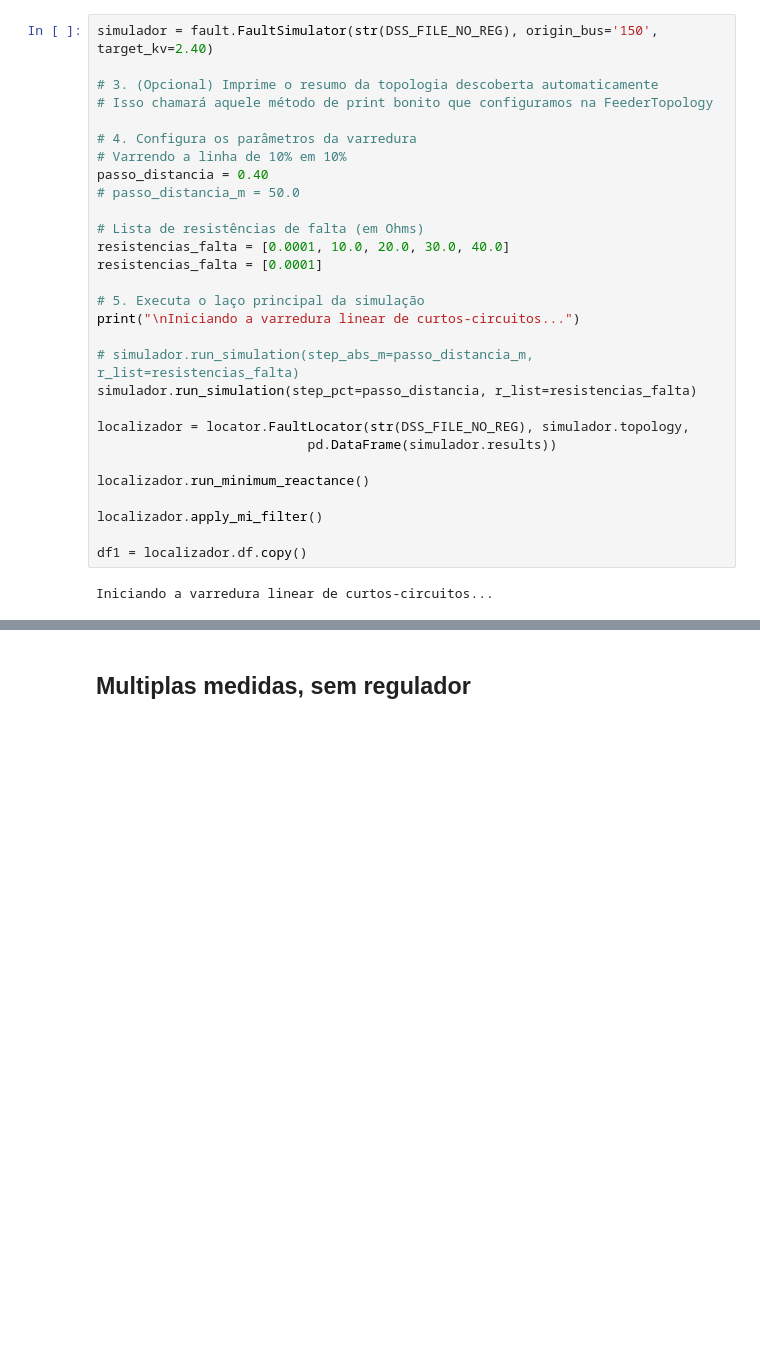
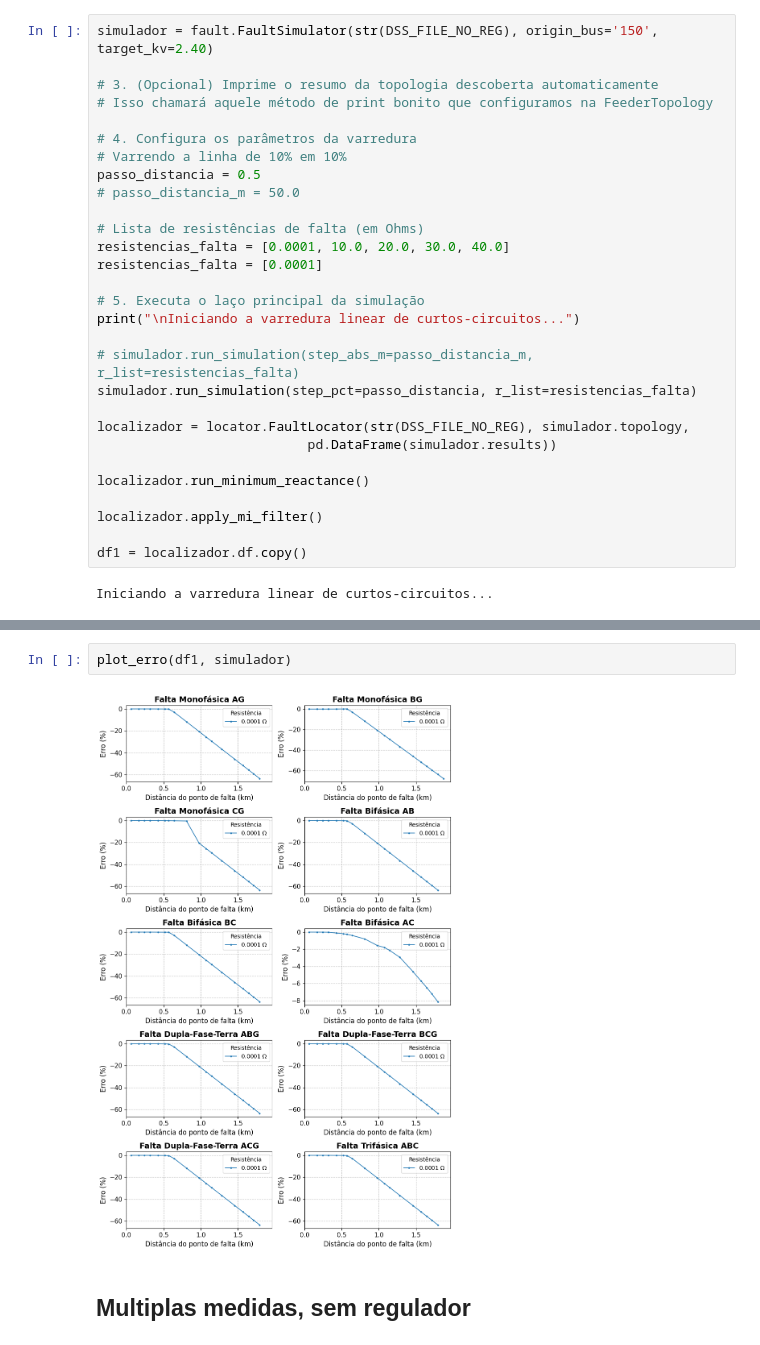
Before and after one commit to LuisFelipeCSouza/tcc-luis-felipe, a Jupyter notebook: notebooks/ieee-123-node-testes-modelo-algoritmo.ipynb, the cells around one changed output, grey strips where cells are left out. Saved outputs shown, nothing was run; the diff lists cells and outputs as text; blank space fills up the shorter version.

```diff
--- a/notebooks/ieee-123-node-testes-modelo-algoritmo.ipynb
+++ b/notebooks/ieee-123-node-testes-modelo-algoritmo.ipynb
@@ -37,7 +137,7 @@ simulador = fault.FaultSimulator(str(DSS_FILE_NO_REG), origin_bus='150', target_
 
 # 4. Configura os parâmetros da varredura
 # Varrendo a linha de 10% em 10%
-passo_distancia = 0.40
+passo_distancia = 0.5
 # passo_distancia_m = 50.0
 
 # Lista de resistências de falta (em Ohms)
@@ -151,3 +163,7 @@ plt.show()
+# %%
+plot_erro(df1, simulador)
+# %% [output]
+[figure, added]
 # %% [markdown]
 ## Multiplas medidas, sem regulador
 # %%
```
Also changed, not shown: parts of 9 cells of this notebook, 1 other file.
